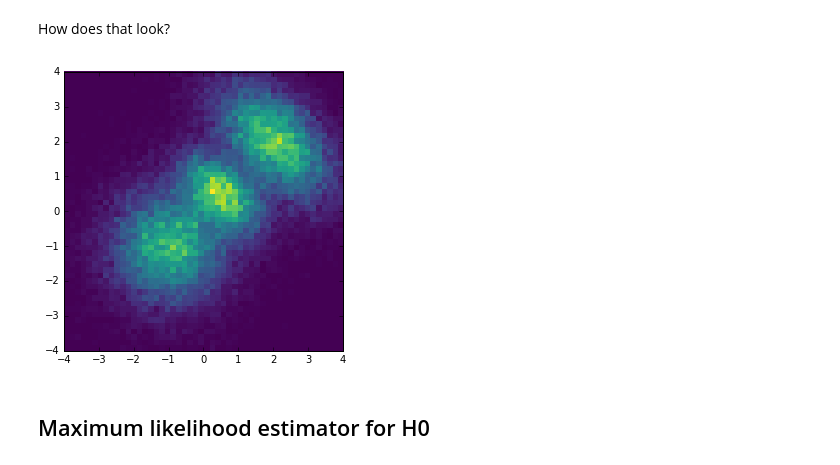
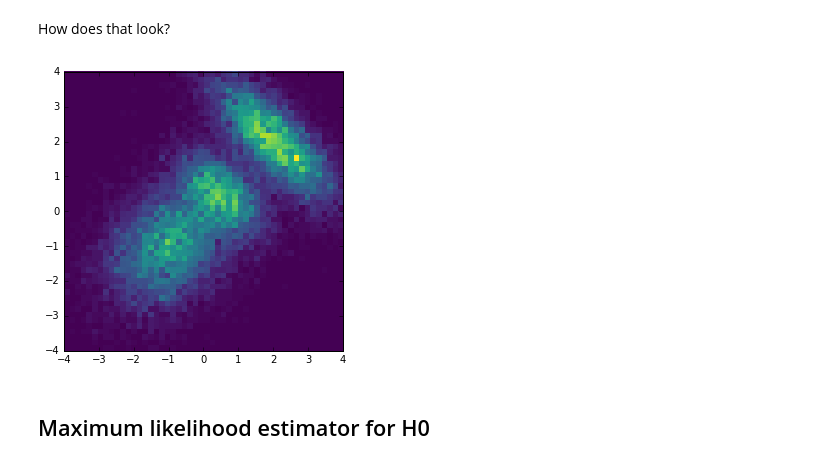
Before and after one commit to glouppe/carl, a Jupyter notebook: examples/Generalized likelihood ratio tests.ipynb, the cells around one changed output. Saved outputs shown, nothing was run; the diff lists cells and outputs as text; code cells hidden in the pictures.

```diff
--- a/examples/Generalized likelihood ratio tests.ipynb
+++ b/examples/Generalized likelihood ratio tests.ipynb
@@ -40,19 +40,22 @@ alpha_true = 0.2
 
 # Define H0 and H1 models
 nu = theano.shared(nu_true, name="nu")
-nu_bounds = (-4.0, 4.0)  # Restrict to a subset of \mathbb{R}
+nu_bounds = (-2.0, 2.0)  # Restrict to a subset of \mathbb{R}
 alpha = theano.shared(alpha_true, name="alpha")
 alpha_bounds = (0.0, 1.0)
 
 p_b = Mixture(components=[
     MultivariateNormal(mu=nu * np.array([1.0, 1.0]),
-                       sigma=np.array([[1.0, 0], [0, 1.0]])),
+                       sigma=np.array([[1.0, 0.3],
+                                       [0.3, 1.0]])),
     MultivariateNormal(mu=np.array([2.0, 2.0]),
-                       sigma=np.array([[1.0, -0.5], [-0.5, 1.0]]))
+                       sigma=np.array([[1.0, -0.75],
+                                       [-0.75, 1.0]]))
 ])
 
 p_s = MultivariateNormal(mu=np.array([0.5, 0.5]),
-                         sigma=0.5 * np.array([[1.0, -0.5], [-0.5, 1.0]]))
+                         sigma=np.array([[0.5, -0.25],
+                                         [-0.25, 0.5]]))
 
 p_H0 = p_b
 p_H1 = Mixture(components=[p_b, p_s], weights=[1.0 - alpha, alpha])
@@ -65,10 +68,10 @@ def plot_data(X):
     plt.ylim(-4, 4)
     plt.show()
 # %%
-X_true = p_H1.rvs(50000)
+X_true = p_H1.rvs(25000)
 plot_data(X_true)
 # %% [output]
-[figure, old version]
+[figure, new version]
 # %% [markdown]
 ## Maximum likelihood estimator for H0
 # %% [markdown]
```
Also changed, not shown: parts of 15 cells of this notebook.
